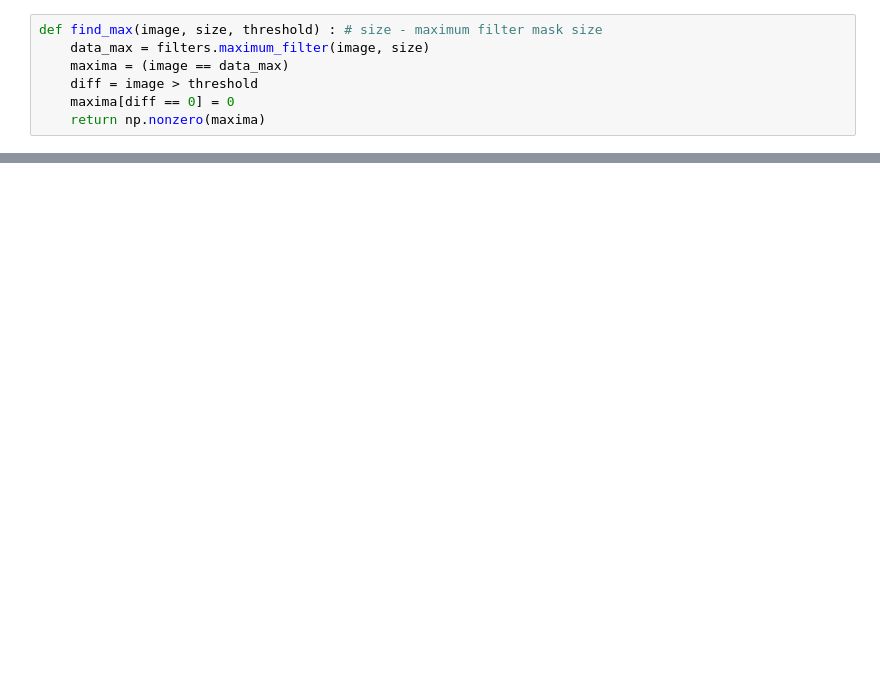
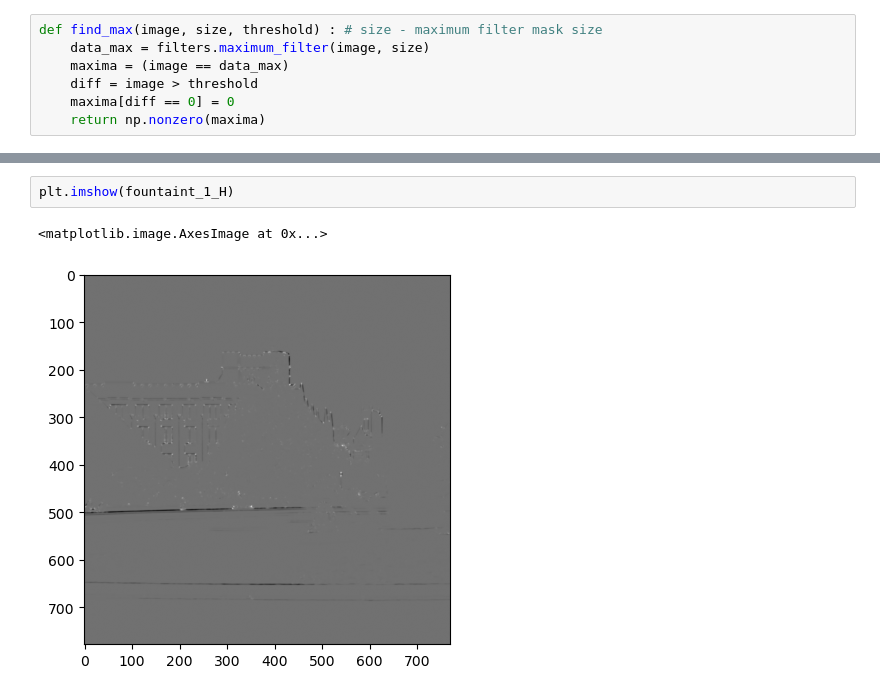
Before and after one commit to MrWlobo/Zaawansowane_Algorytmy_Wizyjne, a Jupyter notebook: Lab06/ZAW_Lab06.ipynb, the cells around one changed output, grey strips where cells are left out. Saved outputs shown, nothing was run; the diff lists cells and outputs as text; blank space fills up the shorter version.

```diff
--- a/Lab06/ZAW_Lab06.ipynb
+++ b/Lab06/ZAW_Lab06.ipynb
@@ -66,0 +71,5 @@ error: OpenCV(4.13.0) :-1: error: (-5:Bad argument) in function 'GaussianBlur'
+# %%
+plt.imshow(fountaint_1_H)
+# %% [output]
+<matplotlib.image.AxesImage at 0x...>
+[figure, added]
```
Also changed, not shown: parts of 6 cells of this notebook.
